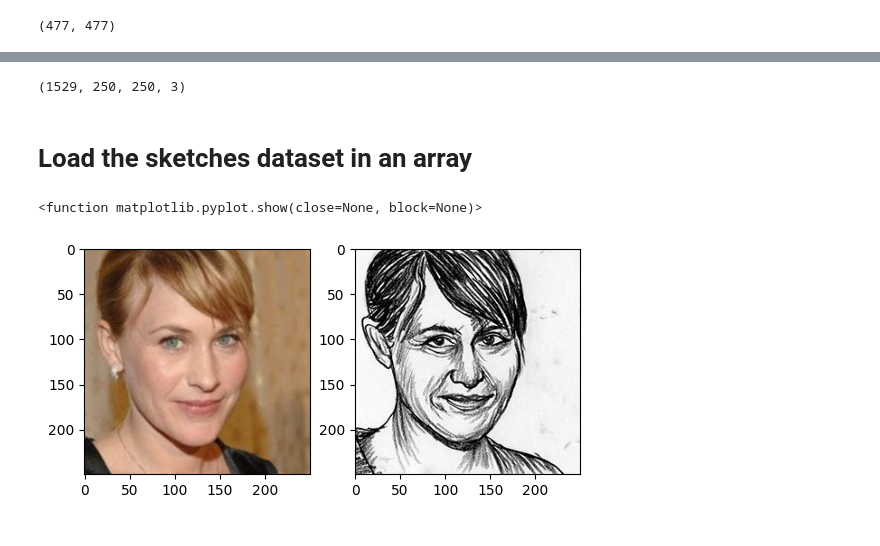
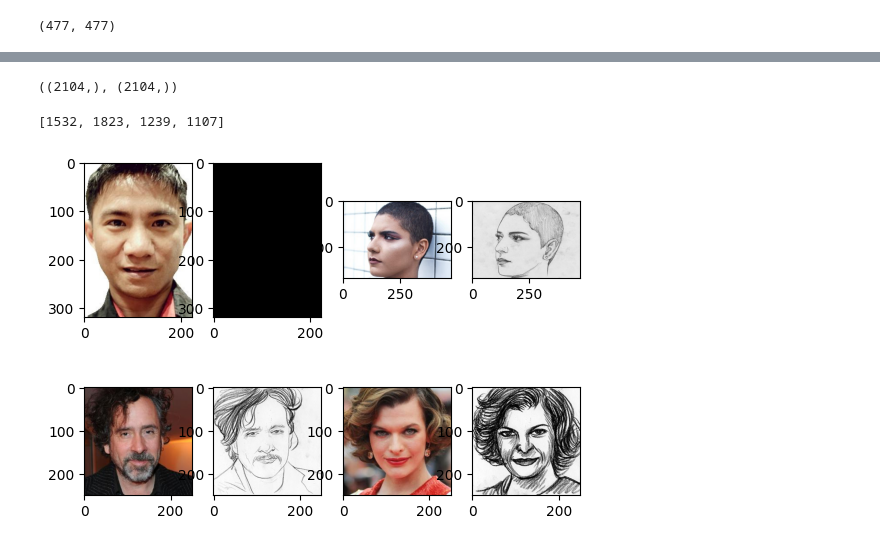
Before and after one commit to dcorballorenzo/FF2S, a Jupyter notebook: notebooks/Notebook Seb.ipynb, the cells around one changed output, grey strips where cells are left out. Saved outputs shown, nothing was run; the diff lists cells and outputs as text; code cells hidden in the pictures.

```diff
--- a/notebooks/Notebook Seb.ipynb
+++ b/notebooks/Notebook Seb.ipynb
@@ -143,26 +126,40 @@ len(photo_list_3), len(sketch_list_3)
+# %%
+# Define photo3 and sketch 3 path names
+photo_path =os.path.join(os.getcwd(),"..","raw_data","photo")
+sketch_path =os.path.join(os.getcwd(),"..","raw_data","sketch")
+# %%
+#Create two lists of the filenames in the corresponding paths and sort them
+photo_list = os.listdir(photo_path)
+photo_list.remove('.DS_Store')
+photo_list.sort()
+
+sketch_list = os.listdir(sketch_path)
+sketch_list.remove('.DS_Store')
+sketch_list.sort()
 # %%
-#retrieve all the photos and put them in an array
+#retrieve all the photos and sketches and put them in two arrays
 
-photo_array= np.asarray([np.asarray(plt.imread(os.path.join(photo_path_1,image))) for image in photo_list_1])/255
+photo_array= np.asarray([np.asarray(plt.imread(os.path.join(photo_path,image))) for image in photo_list])/255
+sketch_array= np.asarray([np.asarray(plt.imread(os.path.join(sketch_path,image))) for image in sketch_list])/255
-# %%
-photo_array.shape
-# %% [output]
-(1529, 250, 250, 3)
-# %% [markdown]
-# Load the sketches dataset in an array
-# %%
-#retrieve all the photos and put them in an array
-
-sketch_array= np.asarray([np.asarray(plt.imread(os.path.join(sketch_path_1,image))) for image in sketch_list_1])/255
-# %%
-#Check that the 2nd photo corresponds to the 2nd sketch
-plt.subplot(1,2,1)
-plt.imshow(photo_array[1000])
-
-plt.subplot(1,2,2)
-plt.imshow(sketch_array[1000])
-
-plt.show
-# %% [output]
-<function matplotlib.pyplot.show(close=None, block=None)>
-[figure, removed]
+# %%
+photo_array.shape,sketch_array.shape
+# %% [output]
+((2104,), (2104,))
+# %%
+#Define 4 random image references
+ref_list=[random.randint(0,2104) for i in range(4)]
+ref_list
+
+print(ref_list)
+
+#Check for each 4 images that the photo corresponds to the sketch
+
+for i in range(4):
+    plt.subplot(2,4,i*2 +1)
+    plt.imshow(photo_array[ref_list[i]])
+
+    plt.subplot(2,4,i*2 +2)
+    plt.imshow(sketch_array[ref_list[i]])
+# %% [output]
+[1532, 1823, 1239, 1107]
+[figure, added]
```
Also changed, not shown: parts of 3 cells of this notebook.
